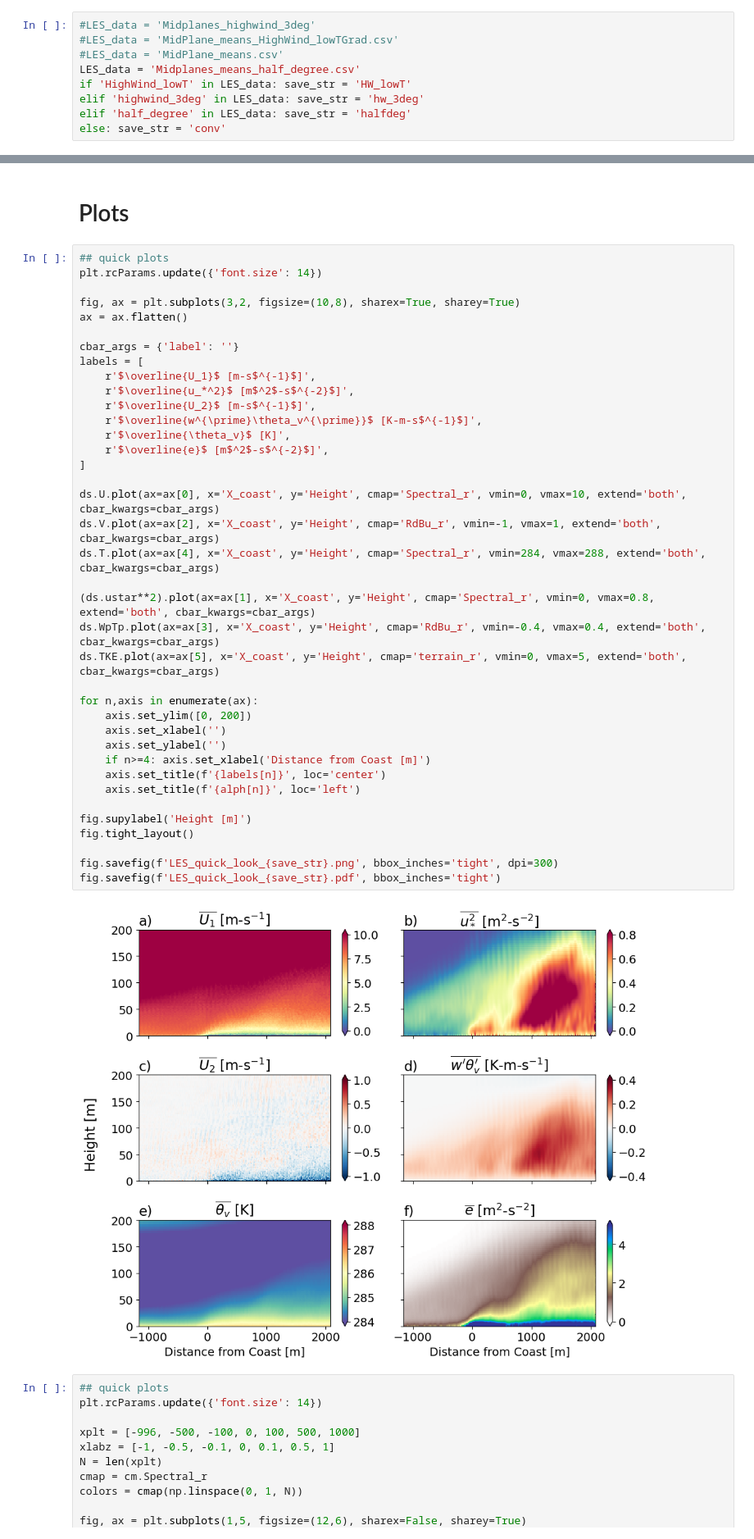
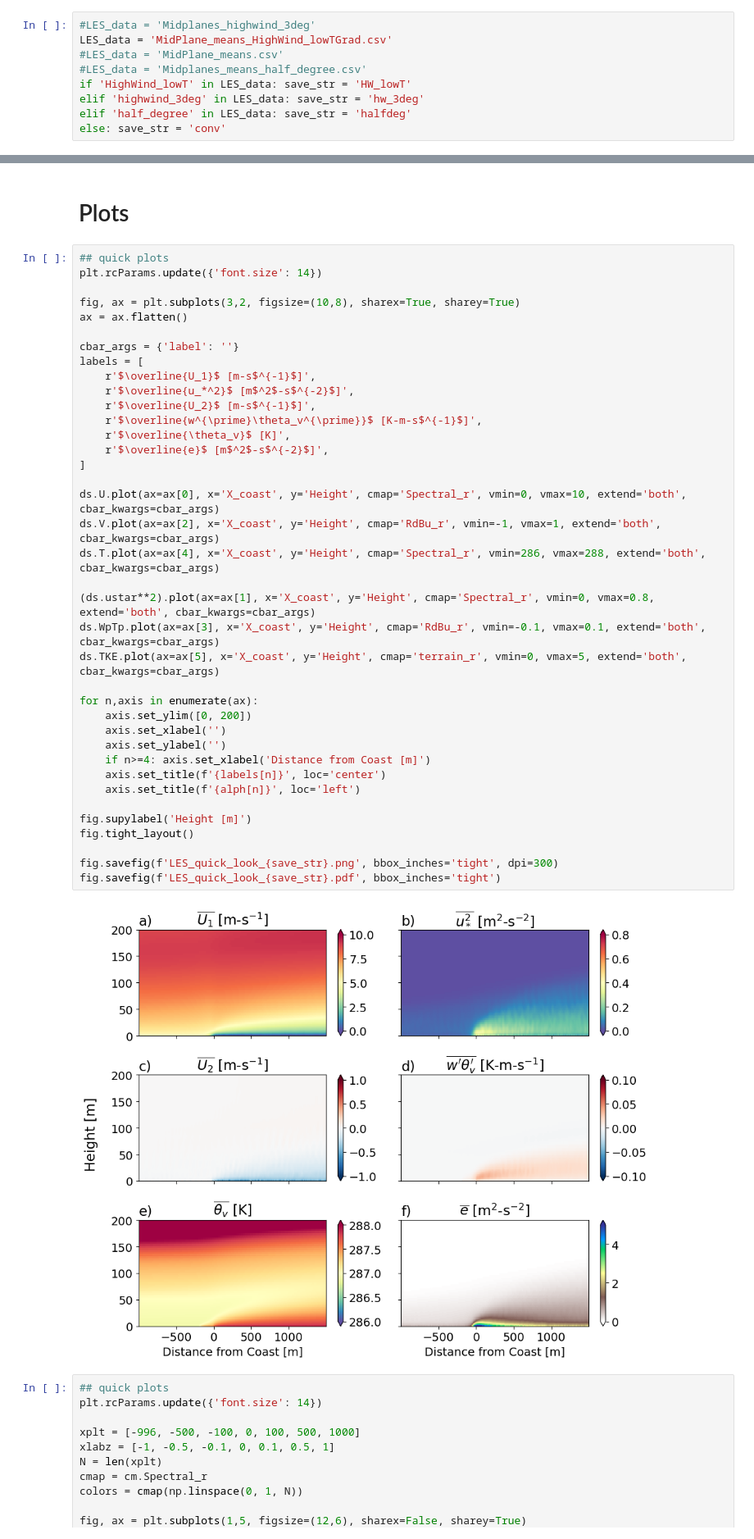
Before and after one commit to jameshlywiak/ABL-surface-layer, a Jupyter notebook: umn_LES.ipynb, the cells around one changed output, grey strips where cells are left out. Shown at 82% size. Drawn from its saved outputs; the diff is of its cells as text.

Commit message:
update plots

```diff
--- a/umn_LES.ipynb
+++ b/umn_LES.ipynb
@@ -16,9 +16,9 @@ from lmfit import Model
 # Read in LES
 # %%
 #LES_data = 'Midplanes_highwind_3deg'
-#LES_data = 'MidPlane_means_HighWind_lowTGrad.csv'
+LES_data = 'MidPlane_means_HighWind_lowTGrad.csv'
 #LES_data = 'MidPlane_means.csv'
-LES_data = 'Midplanes_means_half_degree.csv'
+#LES_data = 'Midplanes_means_half_degree.csv'
 if 'HighWind_lowT' in LES_data: save_str = 'HW_lowT'
 elif 'highwind_3deg' in LES_data: save_str = 'hw_3deg'
 elif 'half_degree' in LES_data: save_str = 'halfdeg'
@@ -160,36 +160,36 @@ ax = ax.flatten()
 cbar_args = {'label': ''}
 labels = [
     r'$\overline{U_1}$ [m-s$^{-1}$]',
     r'$\overline{u_*^2}$ [m$^2$-s$^{-2}$]',
     r'$\overline{U_2}$ [m-s$^{-1}$]',
     r'$\overline{w^{\prime}\theta_v^{\prime}}$ [K-m-s$^{-1}$]',
     r'$\overline{\theta_v}$ [K]',
     r'$\overline{e}$ [m$^2$-s$^{-2}$]',
 ]
 
 ds.U.plot(ax=ax[0], x='X_coast', y='Height', cmap='Spectral_r', vmin=0, vmax=10, extend='both', cbar_kwargs=cbar_args)
 ds.V.plot(ax=ax[2], x='X_coast', y='Height', cmap='RdBu_r', vmin=-1, vmax=1, extend='both', cbar_kwargs=cbar_args)
-ds.T.plot(ax=ax[4], x='X_coast', y='Height', cmap='Spectral_r', vmin=284, vmax=288, extend='both', cbar_kwargs=cbar_args)
+ds.T.plot(ax=ax[4], x='X_coast', y='Height', cmap='Spectral_r', vmin=286, vmax=288, extend='both', cbar_kwargs=cbar_args)
 
 (ds.ustar**2).plot(ax=ax[1], x='X_coast', y='Height', cmap='Spectral_r', vmin=0, vmax=0.8, extend='both', cbar_kwargs=cbar_args)
-ds.WpTp.plot(ax=ax[3], x='X_coast', y='Height', cmap='RdBu_r', vmin=-0.4, vmax=0.4, extend='both', cbar_kwargs=cbar_args)
+ds.WpTp.plot(ax=ax[3], x='X_coast', y='Height', cmap='RdBu_r', vmin=-0.1, vmax=0.1, extend='both', cbar_kwargs=cbar_args)
 ds.TKE.plot(ax=ax[5], x='X_coast', y='Height', cmap='terrain_r', vmin=0, vmax=5, extend='both', cbar_kwargs=cbar_args)
 
 for n,axis in enumerate(ax):
     axis.set_ylim([0, 200])
     axis.set_xlabel('')
     axis.set_ylabel('')
     if n>=4: axis.set_xlabel('Distance from Coast [m]')
     axis.set_title(f'{labels[n]}', loc='center')
     axis.set_title(f'{alph[n]}', loc='left')
 
 fig.supylabel('Height [m]')
 fig.tight_layout()
 
 fig.savefig(f'LES_quick_look_{save_str}.png', bbox_inches='tight', dpi=300)
 fig.savefig(f'LES_quick_look_{save_str}.pdf', bbox_inches='tight')
 # %% [output]
-[figure, old version]
+[figure, new version]
 # %%
 ## quick plots
 plt.rcParams.update({'font.size': 14})
```
Also changed, not shown: parts of 6 cells of this notebook.
